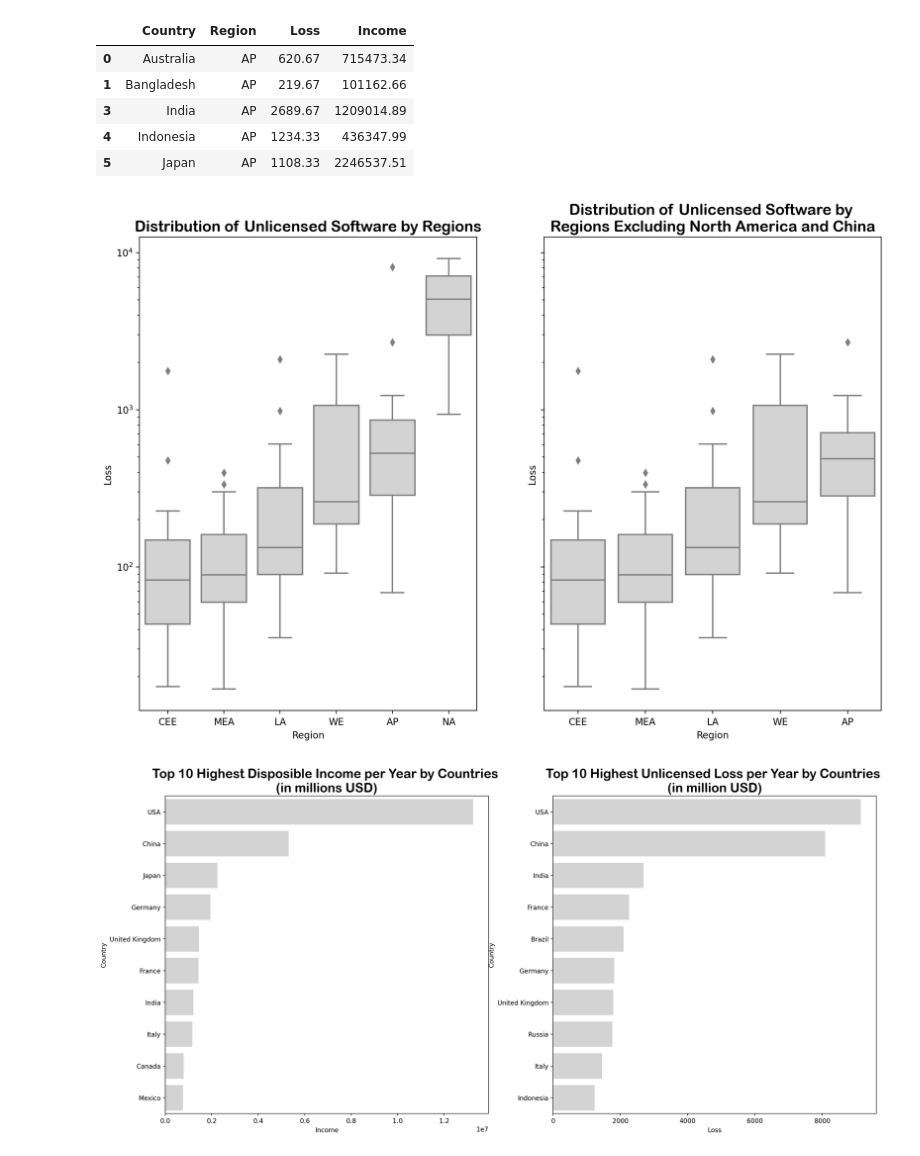
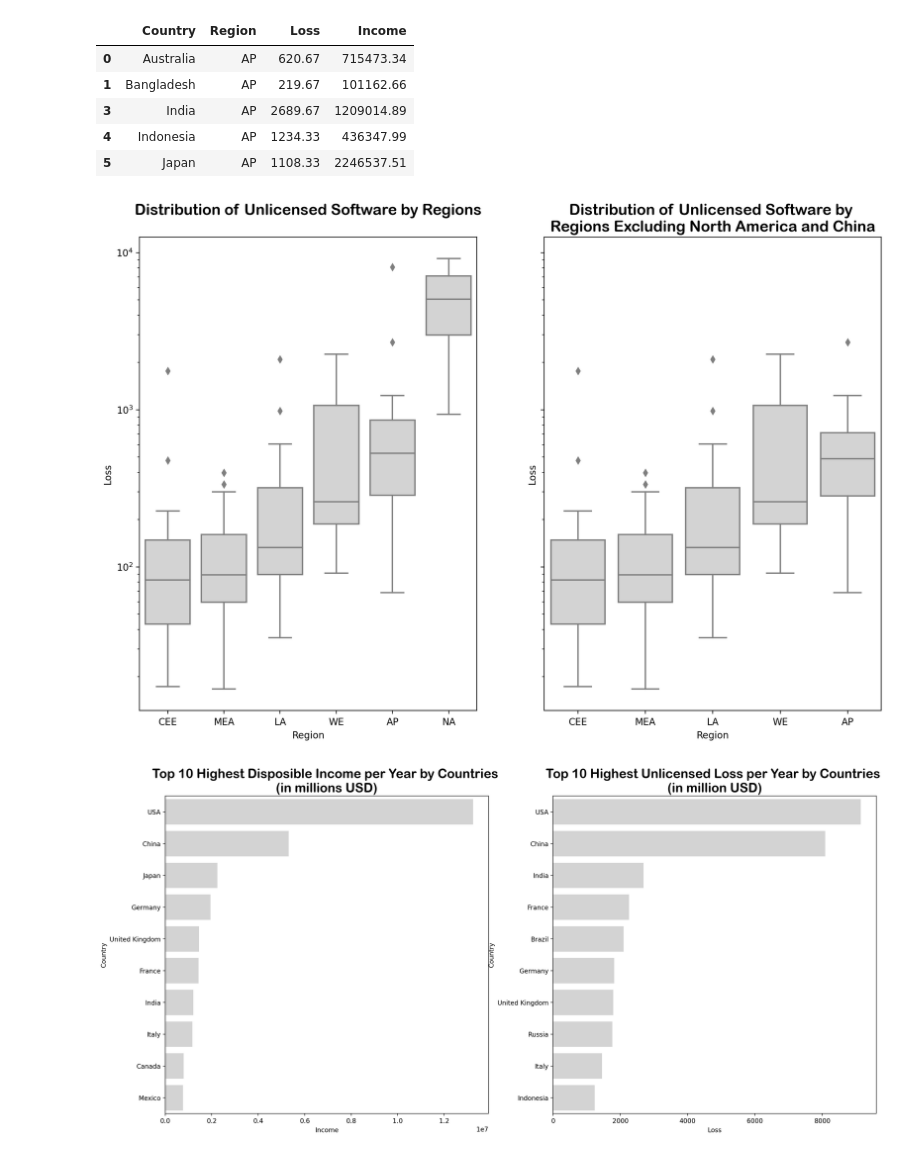
Before and after one commit to purachai-phonwisut/machine_learning_project, a Jupyter notebook: Com.ipynb, the cells around one changed output. Drawn from its saved outputs; the diff is of its cells as text; code cells hidden in the pictures.

```diff
--- a/Com.ipynb
+++ b/Com.ipynb
@@ -133,21 +135,21 @@ df3.head()
 # %%
 # Box plot show outliner
 fig, ax = plt.subplots(1, 2, figsize=(14,9), sharey=True)
 x_axis, y_axis = "Region", "Loss"
 
 sorted_mean1 = m_df.groupby("Region")["Loss"].median().sort_values().index
 sorted_mean2 = df3.groupby("Region")["Loss"].median().sort_values().index
 
 grid2 = sns.boxplot(x=x_axis, y=y_axis, data=m_df, order=sorted_mean1, ax=ax[0], color="lightgray")
 grid2.set(yscale="log")
-ax[0].set_title("Distribution of Unlicensed Software by Regions",
+ax[0].set_title("Distribution of Unlicensed Software by Regions\n",
                 fontsize=16, fontname='Arial Rounded MT Bold')
 
 grid3 = sns.boxplot(x=x_axis, y=y_axis, data=df3, order=sorted_mean2, ax=ax[1], color="lightgray")
 ax[1].set_title("Distribution of Unlicensed Software by \nRegions Excluding North America and China",
                 fontsize=16, fontname='Arial Rounded MT Bold');
 # %% [output]
-[figure, old version]
+[figure, new version]
 # %%
 # Highest income & Loss by country
 fig, ax = plt.subplots(1, 2, figsize=(20,9))
```
Also changed, not shown: parts of 6 cells of this notebook.
